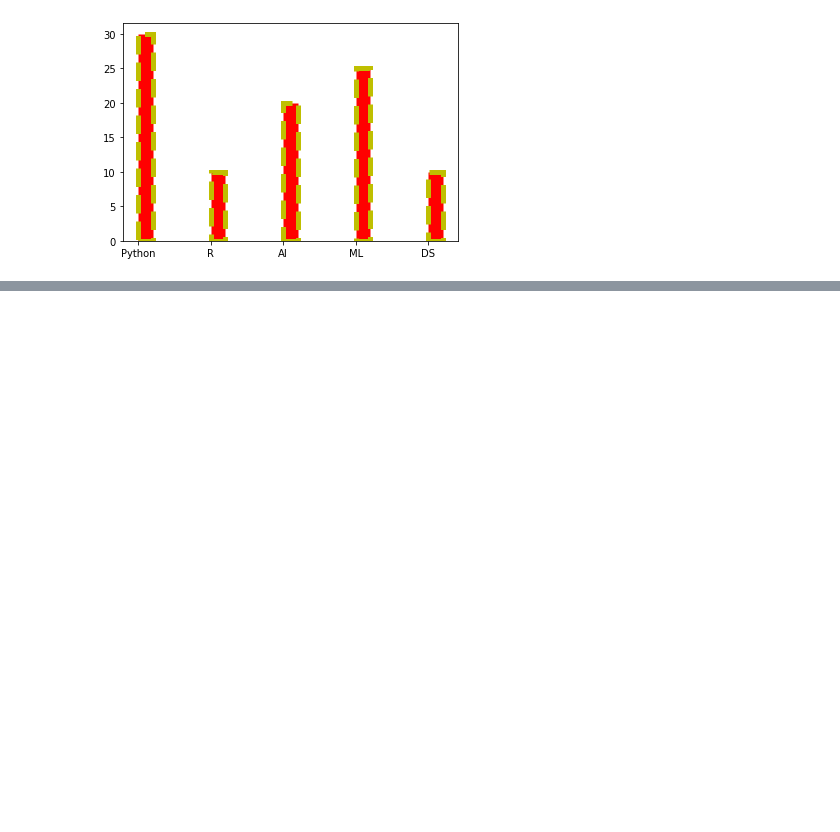
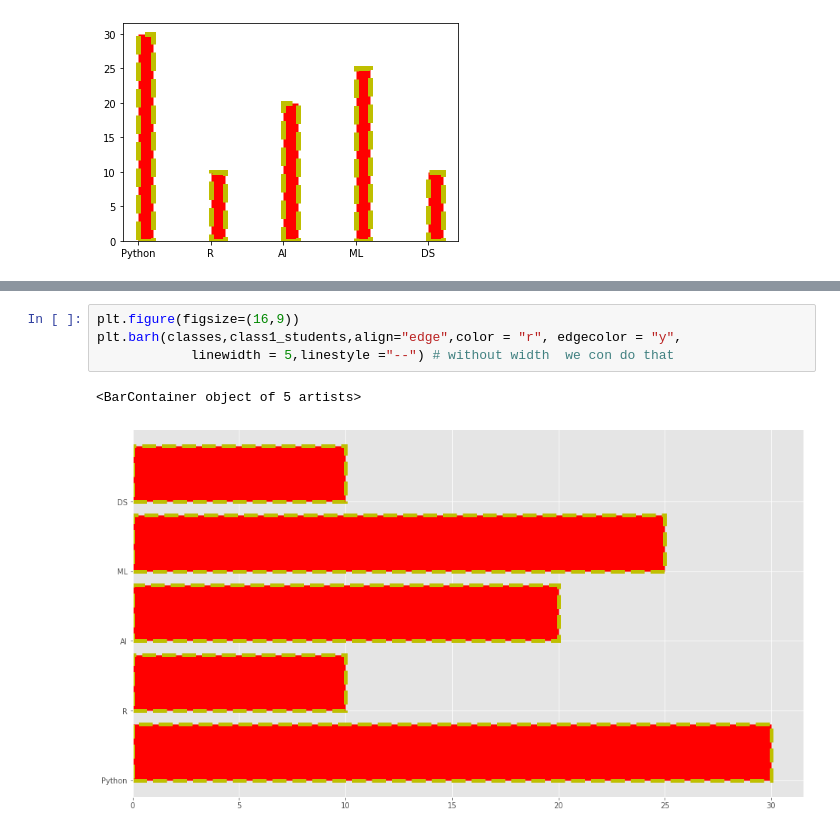
Before and after one commit to satya-ranjan/ML, a Jupyter notebook: Matplotlib/Ploting Bar Chart.ipynb, the cells around one changed output, grey strips where cells are left out. Cells and saved outputs as stored; diff of their text form; blank space fills up the shorter version.

```diff
--- a/Matplotlib/Ploting Bar Chart.ipynb
+++ b/Matplotlib/Ploting Bar Chart.ipynb
@@ -41,0 +57,7 @@ plt.bar(classes,class1_students,width=0.2,align="edge",color = "r", edgecolor =
+# %%
+plt.figure(figsize=(16,9))
+plt.barh(classes,class1_students,align="edge",color = "r", edgecolor = "y",
+            linewidth = 5,linestyle ="--") # without width  we con do that
+# %% [output]
+<BarContainer object of 5 artists>
+[figure, added]
```
Also changed, not shown: parts of 8 cells of this notebook.
